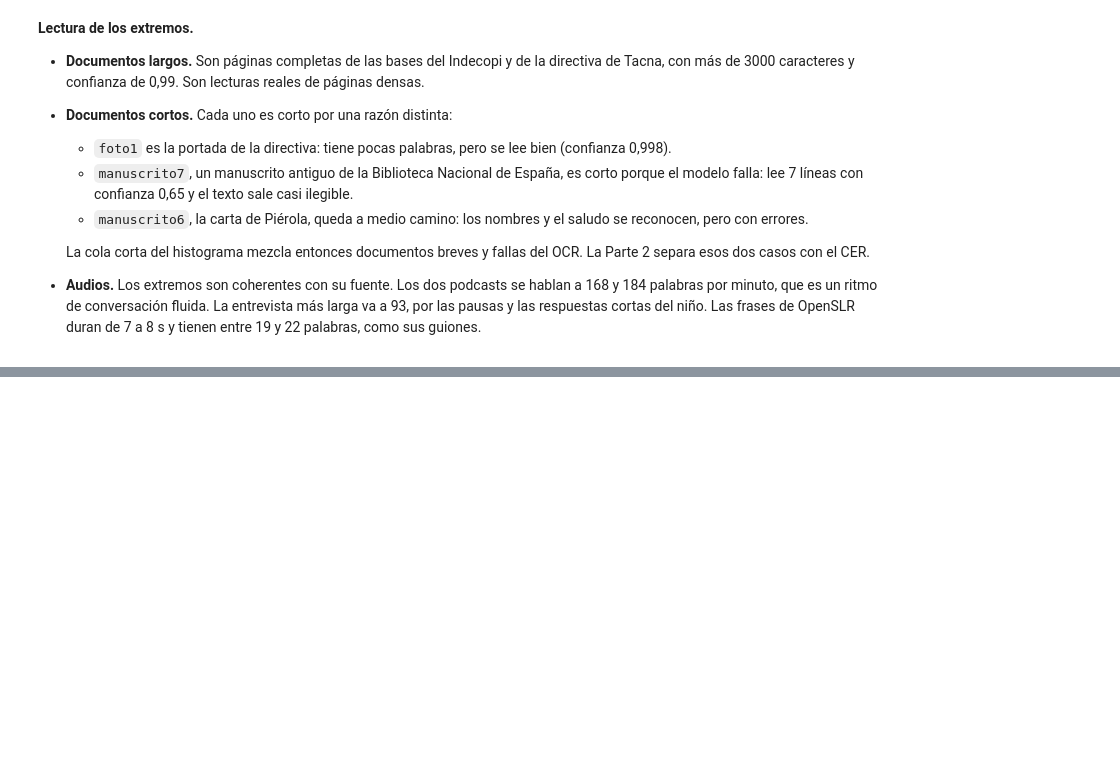
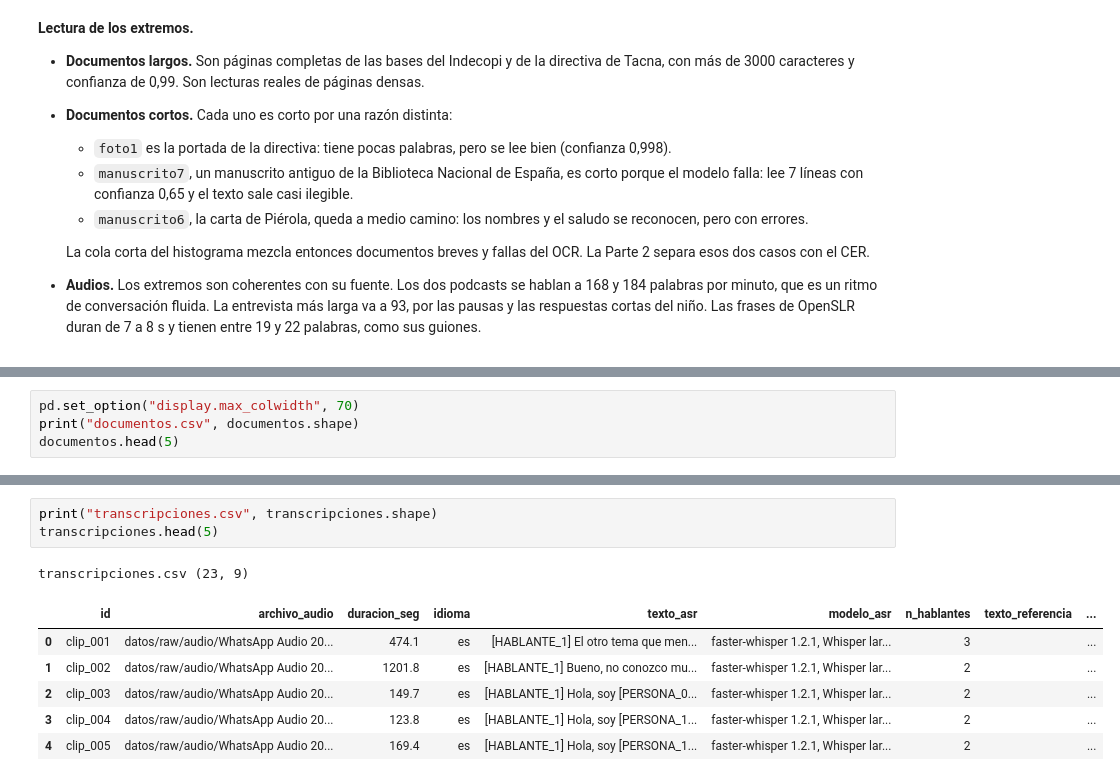
Before and after one commit to IvettexMamani/diplomado-python-2026, a Jupyter notebook: tarea_2/01_extraccion.ipynb, the cells around one changed output, grey strips where cells are left out. Cells and saved outputs as stored; diff of their text form; blank space fills up the shorter version.

```diff
--- a/tarea_2/01_extraccion.ipynb
+++ b/tarea_2/01_extraccion.ipynb
@@ -1165,0 +1217,4 @@ Duración: mediana 12 s, rango 7.0–1201.8 s · palabras: rango 17–3679
+# %%
+pd.set_option("display.max_colwidth", 70)
+print("documentos.csv", documentos.shape)
+documentos.head(5)
@@ -1165,0 +1229,11 @@ Duración: mediana 12 s, rango 7.0–1201.8 s · palabras: rango 17–3679
+# %%
+print("transcripciones.csv", transcripciones.shape)
+transcripciones.head(5)
+# %% [output]
+transcripciones.csv (23, 9)
+|  | id | archivo_audio | duracion_seg | idioma | texto_asr | modelo_asr | n_hablantes | texto_referencia | ... |
+| 0 | clip_001 | datos/raw/audio/WhatsApp Audio 20... | 474.1 | es | [HABLANTE_1] El otro tema que men... | faster-whisper 1.2.1, Whisper lar... | 3 |  | ... |
+| 1 | clip_002 | datos/raw/audio/WhatsApp Audio 20... | 1201.8 | es | [HABLANTE_1] Bueno, no conozco mu... | faster-whisper 1.2.1, Whisper lar... | 2 |  | ... |
+| 2 | clip_003 | datos/raw/audio/WhatsApp Audio 20... | 149.7 | es | [HABLANTE_1] Hola, soy [PERSONA_0... | faster-whisper 1.2.1, Whisper lar... | 2 |  | ... |
+| 3 | clip_004 | datos/raw/audio/WhatsApp Audio 20... | 123.8 | es | [HABLANTE_1] Hola, soy [PERSONA_1... | faster-whisper 1.2.1, Whisper lar... | 2 |  | ... |
+| 4 | clip_005 | datos/raw/audio/WhatsApp Audio 20... | 169.4 | es | [HABLANTE_1] Hola, soy [PERSONA_1... | faster-whisper 1.2.1, Whisper lar... | 2 |  | ... |
```
Also changed, not shown: parts of 6 cells of this notebook, 2 other files.
